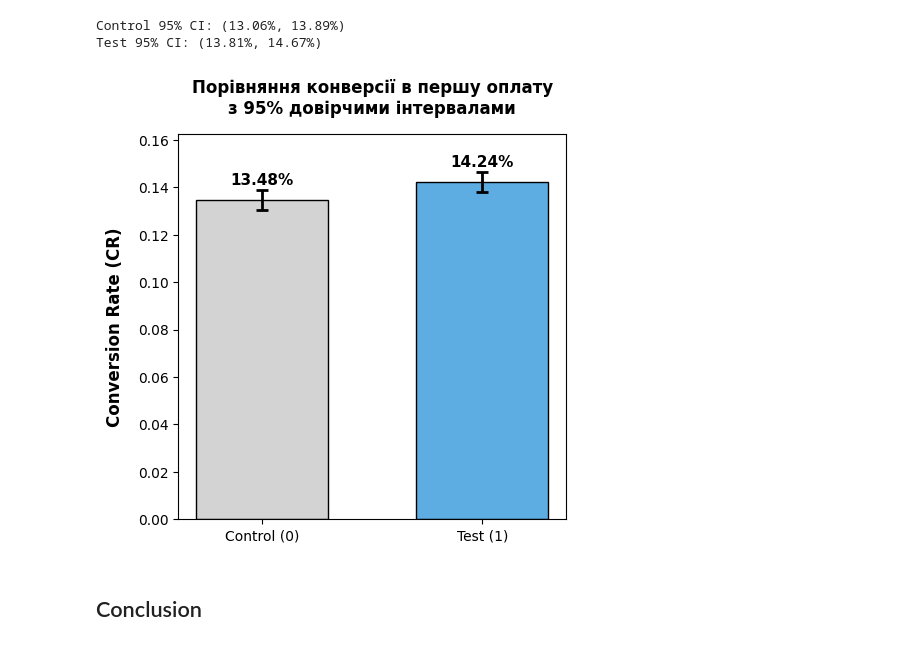
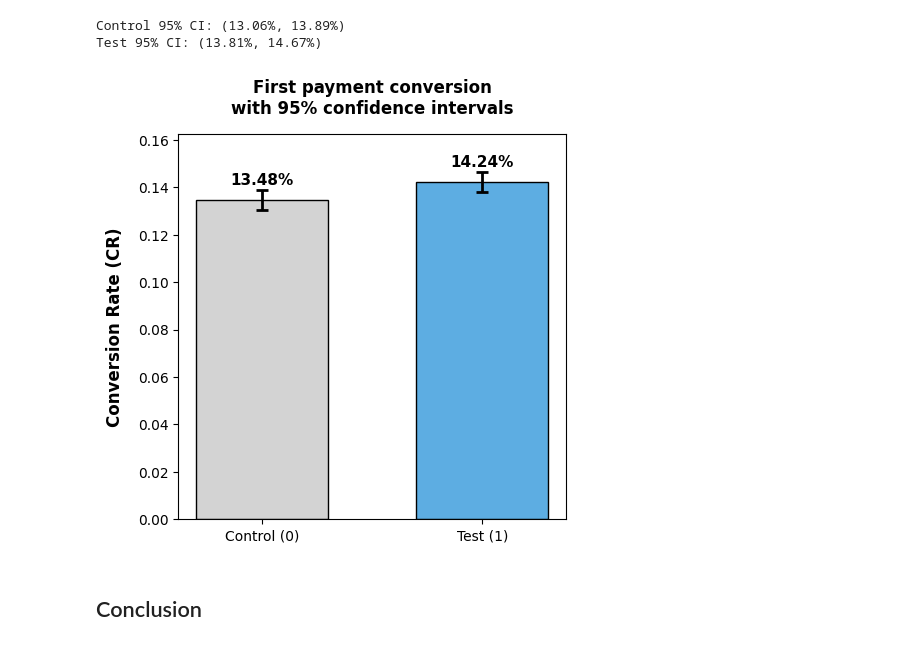
Before and after one commit to PreciousPorcelainUnicorn/reminder_a_b_test, a Jupyter notebook: Pinned_reminder_A_B_test.ipynb, the cells around one changed output. Cells and saved outputs as stored; diff of their text form; code cells hidden in the pictures.

```diff
--- a/Pinned_reminder_A_B_test.ipynb
+++ b/Pinned_reminder_A_B_test.ipynb
@@ -406,35 +406,35 @@ Test 95% CI: (13.81%, 14.67%)
 # %%
 # Distance from conversion to interval boundary
 err_control = cr_control - ci_control[0]
 err_test = cr_test - ci_test[0]
 
 groups = ['Control (0)', 'Test (1)']
 conversion_rates = [cr_control, cr_test]
 errors = [err_control, err_test]
 
 plt.figure(figsize=(5, 5))
 
 # Draw columns with whiskers (yerr is responsible for the whiskers, capsize makes horizontal serifs)
 bars = plt.bar(groups, conversion_rates, yerr=errors, capsize=4,
                color=['#D3D3D3', '#5DADE2'], edgecolor='black', width=0.6, error_kw={'lw': 2, 'capthick': 2})
 
 # Setting up a beautiful display
 plt.ylabel('Conversion Rate (CR)', fontsize=12, fontweight='bold', labelpad=10)
-plt.title('Порівняння конверсії в першу оплату\nз 95% довірчими інтервалами', fontsize=12, fontweight='bold', pad=15)
+plt.title('First payment conversion\nwith 95% confidence intervals', fontsize=12, fontweight='bold', pad=15)
 
 # Add text labels with exact percentages above each column
 for bar in bars:
     height = bar.get_height()
     plt.text(bar.get_x() + bar.get_width()/2., height + 0.005,
              f'{height:.2%}',
              ha='center', va='bottom', fontsize=11, fontweight='bold')
 
 # Slightly raise the upper border of the graph so that the captions do not merge with the frame
 plt.ylim(0, max(conversion_rates) + 0.02)
 
 plt.show()
 # %% [output]
-[figure, old version]
+[figure, new version]
 # %% [markdown]
 ## Conclusion
 # %% [markdown]
```
